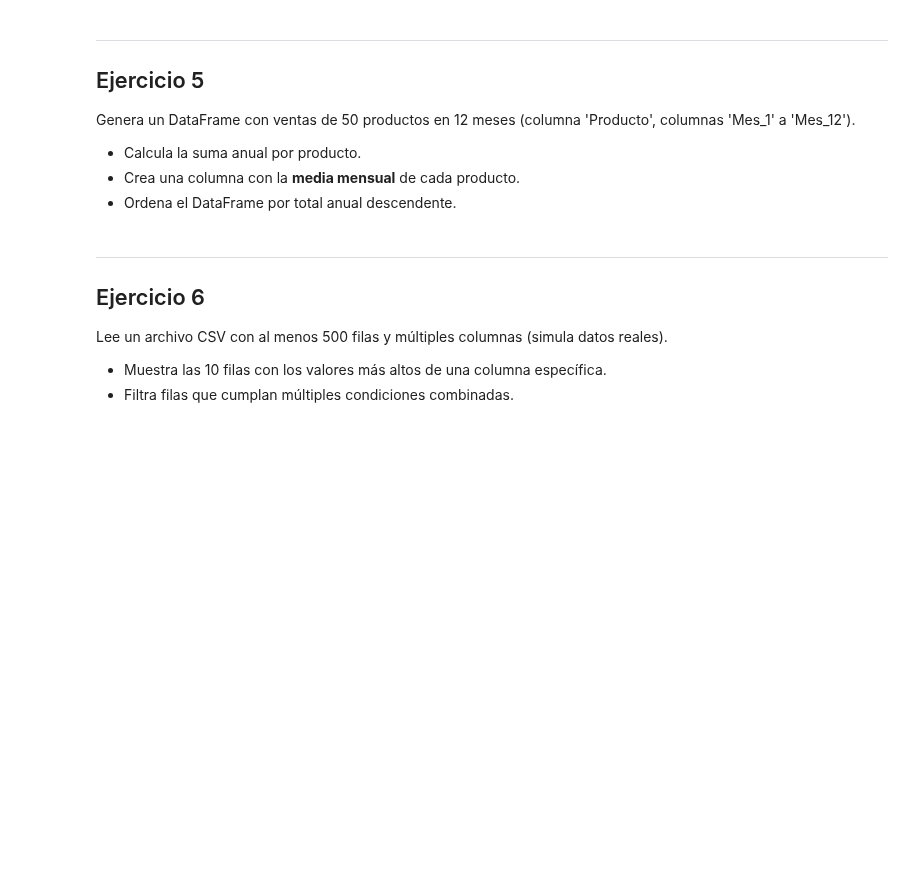
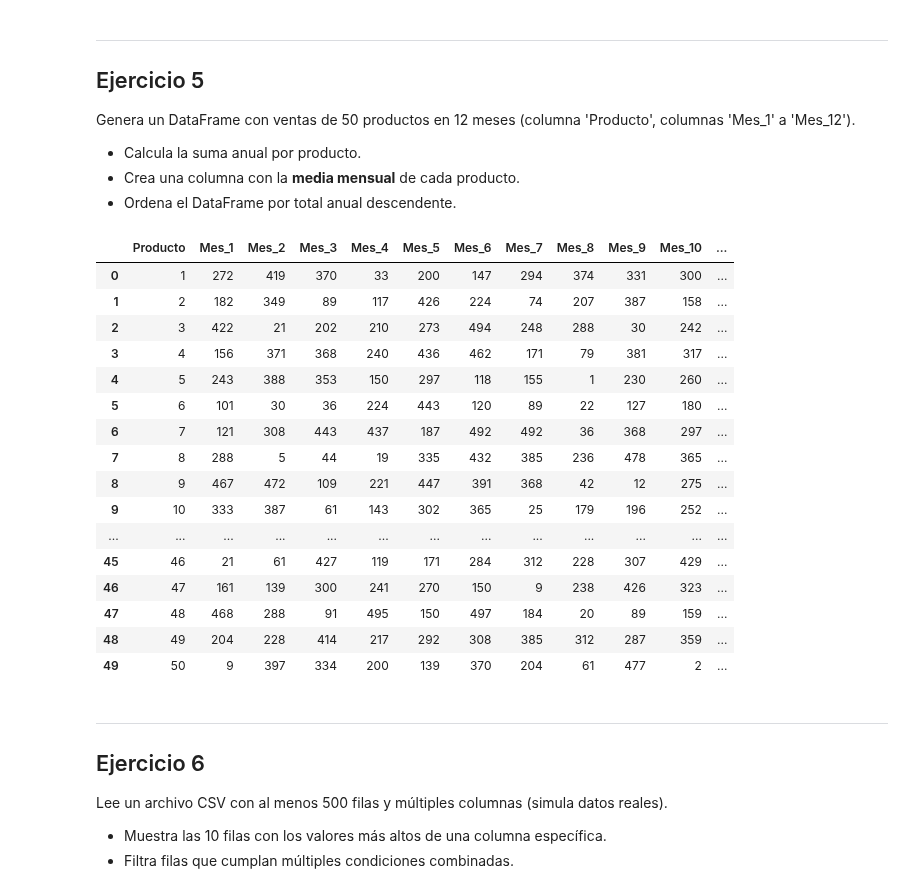
Before and after one commit to JavierPeraltaAzagra/Big-Data-e-IA, a Jupyter notebook: Programacion de IA/Pandas/Ejercicios intermedios Pandas/02-Pandas_Ejercicios_2.ipynb, the cells around one changed output. Saved outputs shown, nothing was run; the diff lists cells and outputs as text; code cells hidden in the pictures; blank space fills up the shorter version.

```diff
--- a/Programacion de IA/Pandas/Ejercicios intermedios Pandas/02-Pandas_Ejercicios_2.ipynb
+++ b/Programacion de IA/Pandas/Ejercicios intermedios Pandas/02-Pandas_Ejercicios_2.ipynb
@@ -153,6 +182,55 @@ Genera un DataFrame con ventas de 50 productos en 12 meses (columna 'Producto',
 - Calcula la suma anual por producto.
 - Crea una columna con la **media mensual** de cada producto.
 - Ordena el DataFrame por total anual descendente.
+# %%
+productos = np.array(range(1,51))
+mes_1 = np.random.randint(0, 500, 50)
+mes_2 = np.random.randint(0, 500, 50)
+mes_3 = np.random.randint(0, 500, 50)
+mes_4 = np.random.randint(0, 500, 50)
+mes_5 = np.random.randint(0, 500, 50)
+mes_6 = np.random.randint(0, 500, 50)
+mes_7 = np.random.randint(0, 500, 50)
+mes_8 = np.random.randint(0, 500, 50)
+mes_9 = np.random.randint(0, 500, 50)
+mes_10 = np.random.randint(0, 500, 50)
+mes_11 = np.random.randint(0, 500, 50)
+mes_12 = np.random.randint(0, 500, 50)
+
+df = pd.DataFrame({
+    'Producto': productos,
+    'Mes_1': mes_1,
+    'Mes_2': mes_2,
+    'Mes_3': mes_3,
+    'Mes_4': mes_4,
+    'Mes_5': mes_5,
+    'Mes_6': mes_6,
+    'Mes_7': mes_7,
+    'Mes_8': mes_8,
+    'Mes_9': mes_9,
+    'Mes_10': mes_10,
+    'Mes_11': mes_11,
+    'Mes_12': mes_12,
+})
+df
+# %% [output]
+|  | Producto | Mes_1 | Mes_2 | Mes_3 | Mes_4 | Mes_5 | Mes_6 | Mes_7 | Mes_8 | Mes_9 | Mes_10 | ... |
+| 0 | 1 | 272 | 419 | 370 | 33 | 200 | 147 | 294 | 374 | 331 | 300 | ... |
+| 1 | 2 | 182 | 349 | 89 | 117 | 426 | 224 | 74 | 207 | 387 | 158 | ... |
+| 2 | 3 | 422 | 21 | 202 | 210 | 273 | 494 | 248 | 288 | 30 | 242 | ... |
+| 3 | 4 | 156 | 371 | 368 | 240 | 436 | 462 | 171 | 79 | 381 | 317 | ... |
+| 4 | 5 | 243 | 388 | 353 | 150 | 297 | 118 | 155 | 1 | 230 | 260 | ... |
+| 5 | 6 | 101 | 30 | 36 | 224 | 443 | 120 | 89 | 22 | 127 | 180 | ... |
+| 6 | 7 | 121 | 308 | 443 | 437 | 187 | 492 | 492 | 36 | 368 | 297 | ... |
+| 7 | 8 | 288 | 5 | 44 | 19 | 335 | 432 | 385 | 236 | 478 | 365 | ... |
+| 8 | 9 | 467 | 472 | 109 | 221 | 447 | 391 | 368 | 42 | 12 | 275 | ... |
+| 9 | 10 | 333 | 387 | 61 | 143 | 302 | 365 | 25 | 179 | 196 | 252 | ... |
+| ... | ... | ... | ... | ... | ... | ... | ... | ... | ... | ... | ... | ... |
+| 45 | 46 | 21 | 61 | 427 | 119 | 171 | 284 | 312 | 228 | 307 | 429 | ... |
+| 46 | 47 | 161 | 139 | 300 | 241 | 270 | 150 | 9 | 238 | 426 | 323 | ... |
+| 47 | 48 | 468 | 288 | 91 | 495 | 150 | 497 | 184 | 20 | 89 | 159 | ... |
+| 48 | 49 | 204 | 228 | 414 | 217 | 292 | 308 | 385 | 312 | 287 | 359 | ... |
+| 49 | 50 | 9 | 397 | 334 | 200 | 139 | 370 | 204 | 61 | 477 | 2 | ... |
 # %% [markdown]
 ---
 ## Ejercicio 6
```
Also changed, not shown: parts of 5 cells of this notebook, 2 other files.
